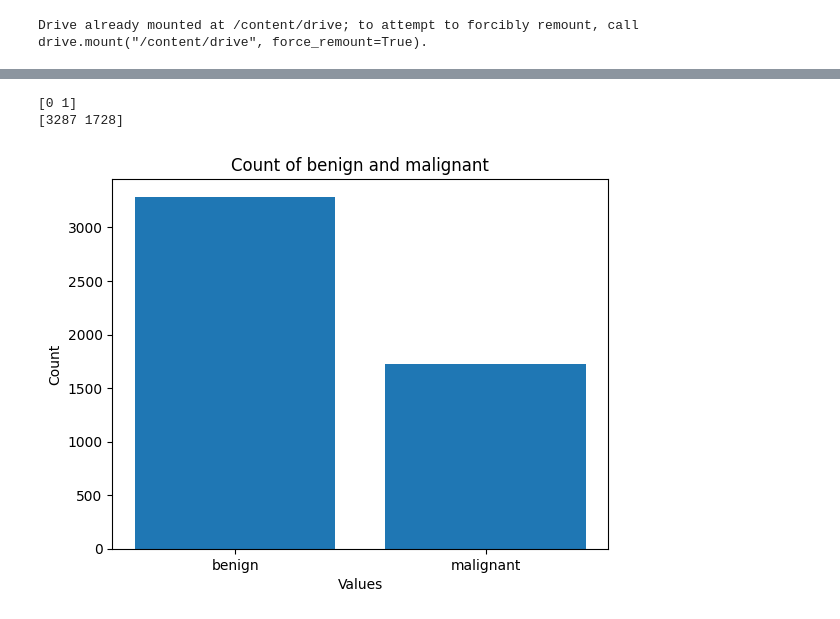
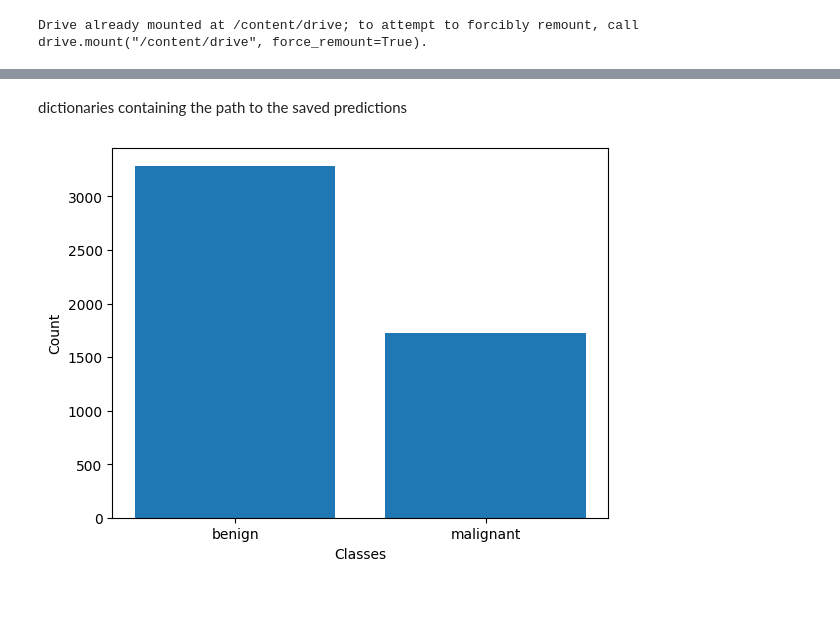
Before and after one commit to ash8m/cost-analysis, a Jupyter notebook: cost_analysis_calibration_where_it_matters.ipynb, the cells around one changed output, grey strips where cells are left out. Drawn from its saved outputs; the diff is of its cells as text; code cells hidden in the pictures.

```diff
--- a/cost_analysis_calibration_where_it_matters.ipynb
+++ b/cost_analysis_calibration_where_it_matters.ipynb
@@ -72,3 +102,5 @@ def evaluate_cost(filename):
+# %% [markdown]
+dictionaries containing the path to the saved predictions
 # %%
 filenames = {"ISIC CNN No Calibration":                         "/content/drive/MyDrive/Outputs/isic_cnn_ISIC_none.csv",
                    "ISIC CNN Temperature Scaling":                    "/content/drive/MyDrive/Outputs/isic_cnn_ISIC_temperature_False.csv",
@@ -77,21 +109,12 @@ filenames = {"ISIC CNN No Calibration":                         "/content/drive/
 # %%
 categories= ["benign", "malignant"]
 csv_file = pd.read_csv("/content/drive/MyDrive/Outputs/isic_cnn_ISIC_none.csv")
 labels = csv_file["label"].to_numpy()
 unique, counts = np.unique(labels, return_counts=True)
-print(unique)
-print(counts)
 
 plt.bar(categories, counts)
-
-# Add labels and title
-plt.xlabel("Values")
+plt.xlabel("Classes")
 plt.ylabel("Count")
-plt.title("Count of benign and malignant")
-
-# Show the plot
 plt.show()
 # %% [output]
-[0 1]
-[3287 1728]
-[figure, old version]
+[figure, new version]
```
Also changed, not shown: parts of 36 cells of this notebook.
